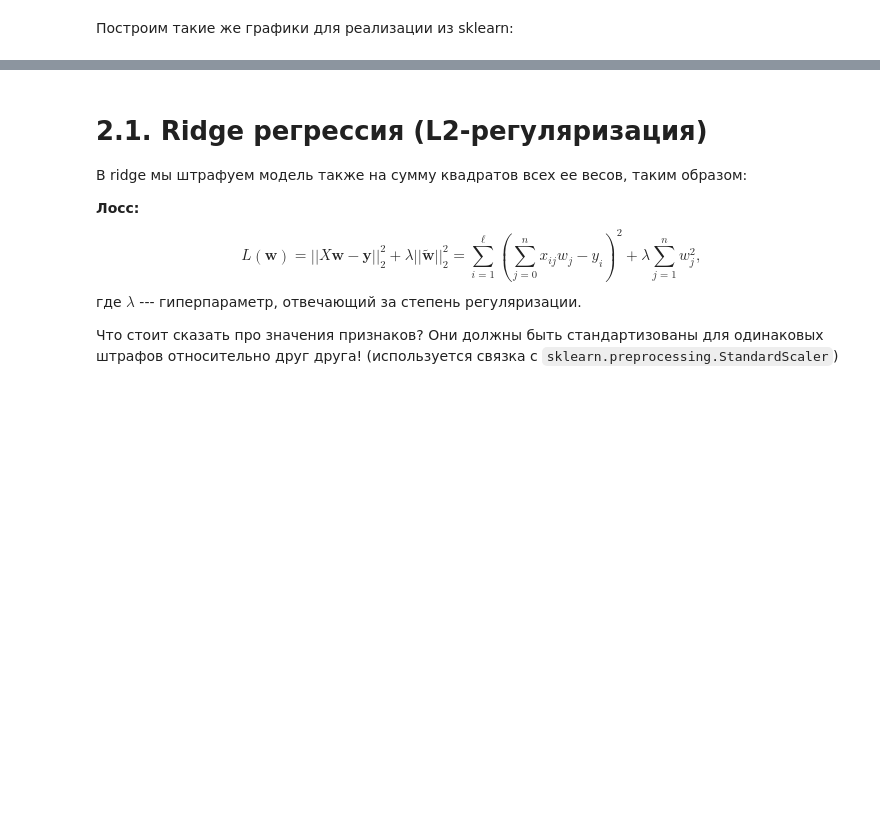
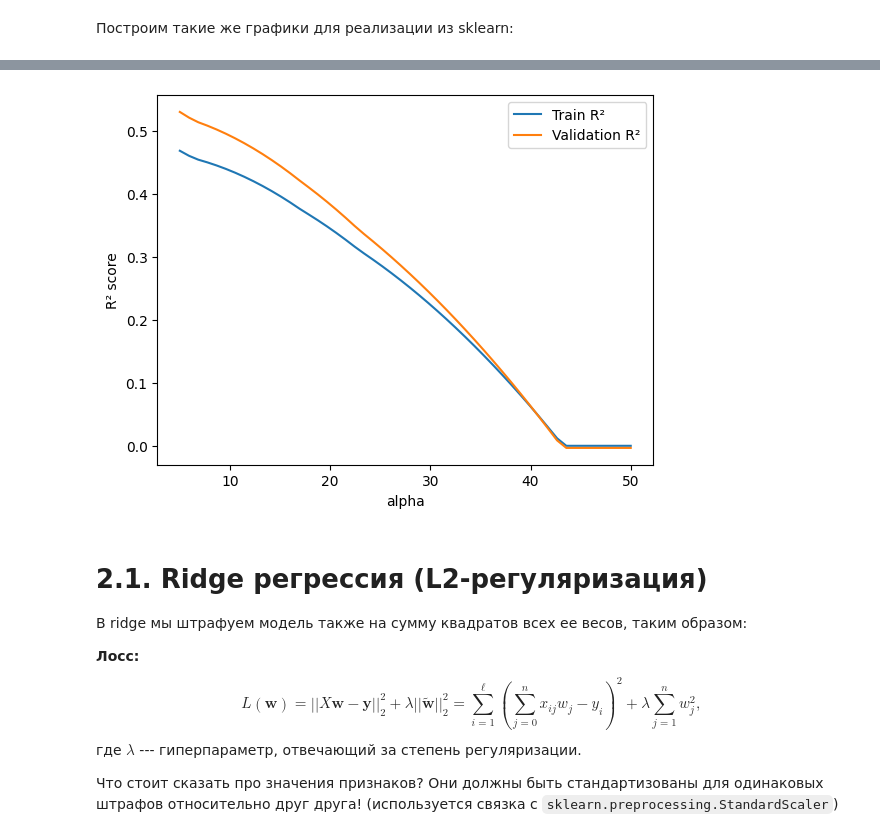
Before and after one commit to MinyaevAndrey/part_1_ml_cv, a Jupyter notebook: week_02_linear_models/Practice/part_2_regularization.ipynb, the cells around one changed output, grey strips where cells are left out. Drawn from its saved outputs; the diff is of its cells as text; code cells hidden in the pictures; blank space fills up the shorter version.

```diff
--- a/week_02_linear_models/Practice/part_2_regularization.ipynb
+++ b/week_02_linear_models/Practice/part_2_regularization.ipynb
@@ -345,3 +349,25 @@ NameError: name 'plt' is not defined
+# %%
+from sklearn.linear_model import Lasso
+from sklearn.metrics import mean_squared_error
+
+train_scores = []
+test_scores = []
+
+for C in reg_coefs:
+    lasso = Lasso(alpha=C)
+    lasso.fit(X_train_scaled, y_train)
+
+    train_scores.append(lasso.score(X_train_scaled, y_train))
+    test_scores.append(lasso.score(X_test_scaled, y_test))  # или cross_val_score
+
+plt.plot(reg_coefs, train_scores, label='Train R²')
+plt.plot(reg_coefs, test_scores, label='Validation R²')
+plt.xlabel('alpha')
+plt.ylabel('R² score')
+plt.legend()
+plt.show()
+# %% [output]
+[figure, added]
 # %% [markdown]
 # 2.1. Ridge регрессия (L2-регуляризация)
 
```
Also changed, not shown: parts of 3 cells of this notebook.
